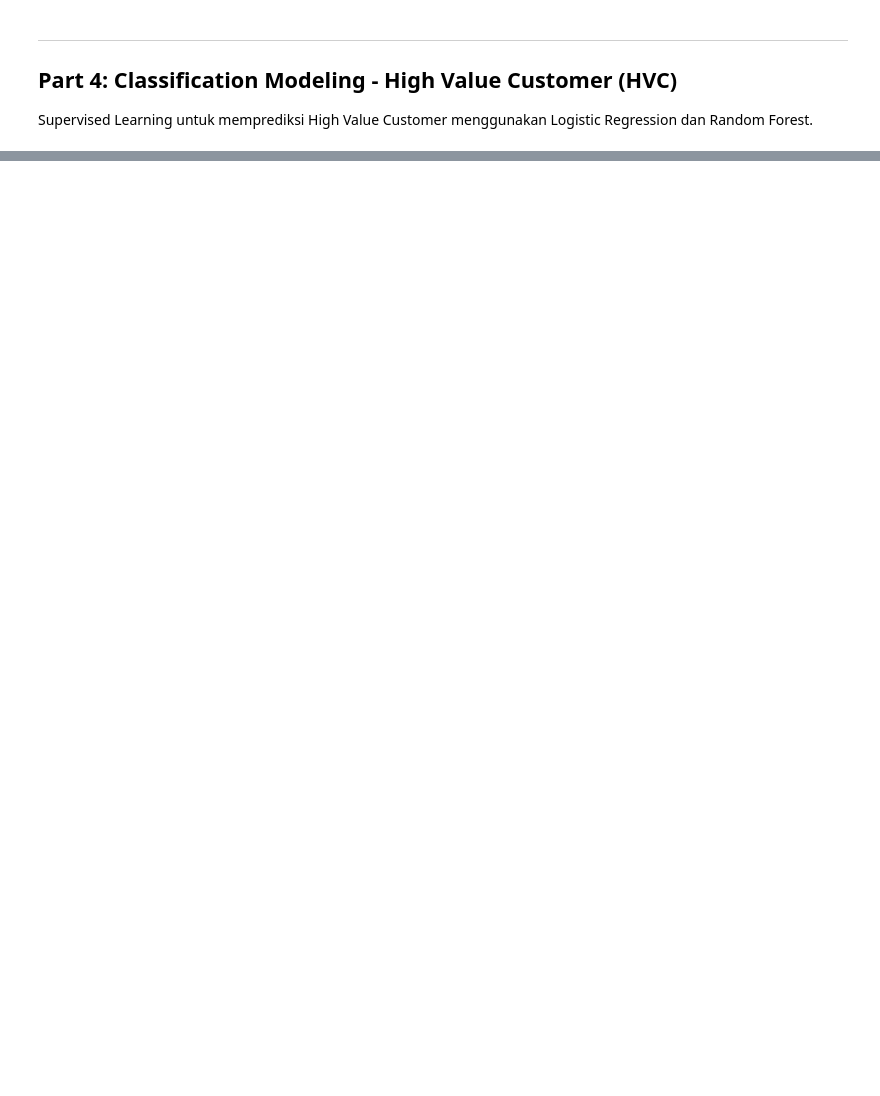
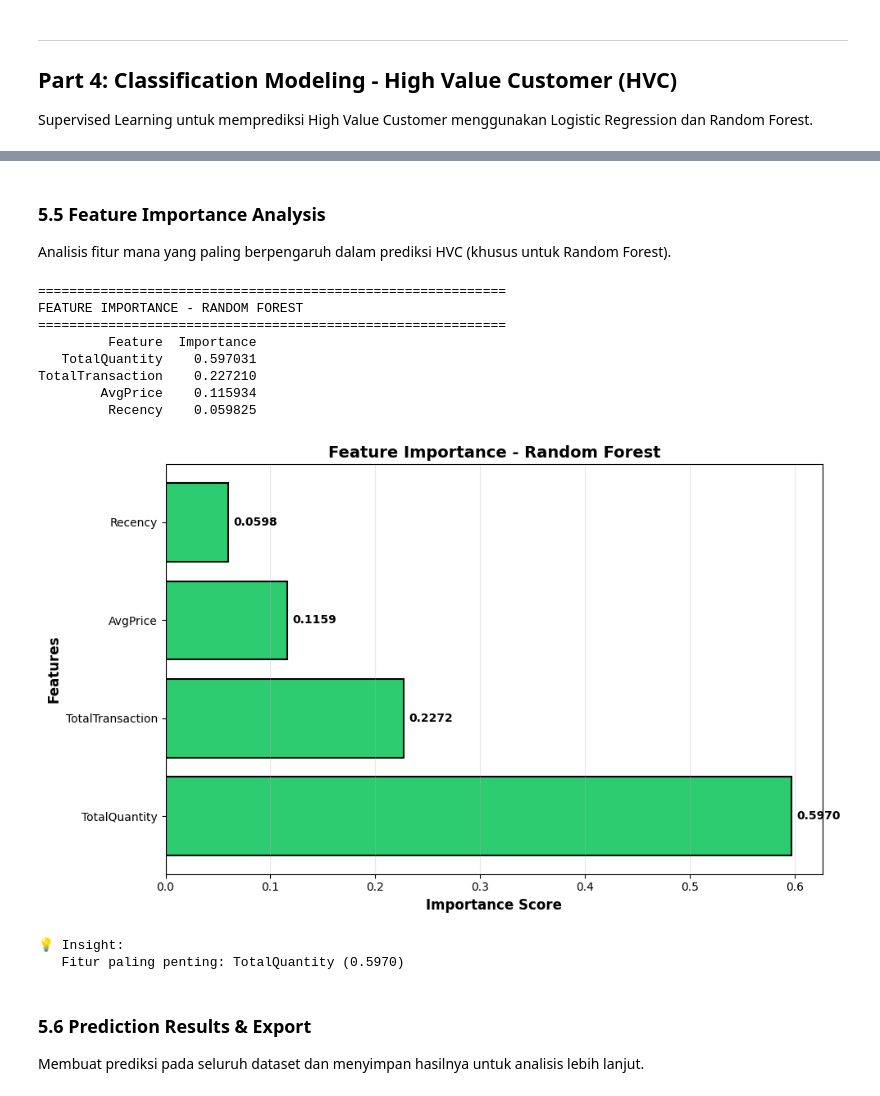
Before and after one commit to SidqiAlfareza/FinalDM, a Jupyter notebook: Documentation.ipynb, the cells around one changed output, grey strips where cells are left out. Drawn from its saved outputs; the diff is of its cells as text; code cells hidden in the pictures; blank space fills up the shorter version.

Commit message:
add : menambahkan img interpretasi dan script analisis hvc

```diff
--- a/Documentation.ipynb
+++ b/Documentation.ipynb
@@ -726,0 +1012,52 @@ plt.show()
+# %% [markdown]
+### 5.5 Feature Importance Analysis
+
+Analisis fitur mana yang paling berpengaruh dalam prediksi HVC (khusus untuk Random Forest).
+# %%
+# Feature Importance - Random Forest
+feature_importance = pd.DataFrame({
+    'Feature': feature_cols,
+    'Importance': model_rf.feature_importances_
+}).sort_values('Importance', ascending=False)
+
+print("="*60)
+print("FEATURE IMPORTANCE - RANDOM FOREST")
+print("="*60)
+print(feature_importance.to_string(index=False))
+
+# Visualisasi Feature Importance
+plt.figure(figsize=(10, 6))
+bars = plt.barh(feature_importance['Feature'], feature_importance['Importance'],
+                color='#2ecc71', edgecolor='black', linewidth=1.5)
+plt.xlabel('Importance Score', fontsize=12, fontweight='bold')
+plt.ylabel('Features', fontsize=12, fontweight='bold')
+plt.title('Feature Importance - Random Forest', fontsize=14, fontweight='bold')
+plt.grid(axis='x', alpha=0.3)
+
+# Add value labels
+for i, (bar, importance) in enumerate(zip(bars, feature_importance['Importance'])):
+    plt.text(importance + 0.005, bar.get_y() + bar.get_height()/2.,
+            f'{importance:.4f}',
+            ha='left', va='center', fontsize=10, fontweight='bold')
+
+plt.tight_layout()
+plt.show()
+
+print("\n💡 Insight:")
+print(f"   Fitur paling penting: {feature_importance.iloc[0]['Feature']} ({feature_importance.iloc[0]['Importance']:.4f})")
+# %% [output]
+============================================================
+FEATURE IMPORTANCE - RANDOM FOREST
+============================================================
+         Feature  Importance
+   TotalQuantity    0.597031
+TotalTransaction    0.227210
+        AvgPrice    0.115934
+         Recency    0.059825
+[figure, added]
+💡 Insight:
+   Fitur paling penting: TotalQuantity (0.5970)
+# %% [markdown]
+### 5.6 Prediction Results & Export
+
+Membuat prediksi pada seluruh dataset dan menyimpan hasilnya untuk analisis lebih lanjut.
```
Also changed, not shown: parts of 33 cells of this notebook, 18 other files.
